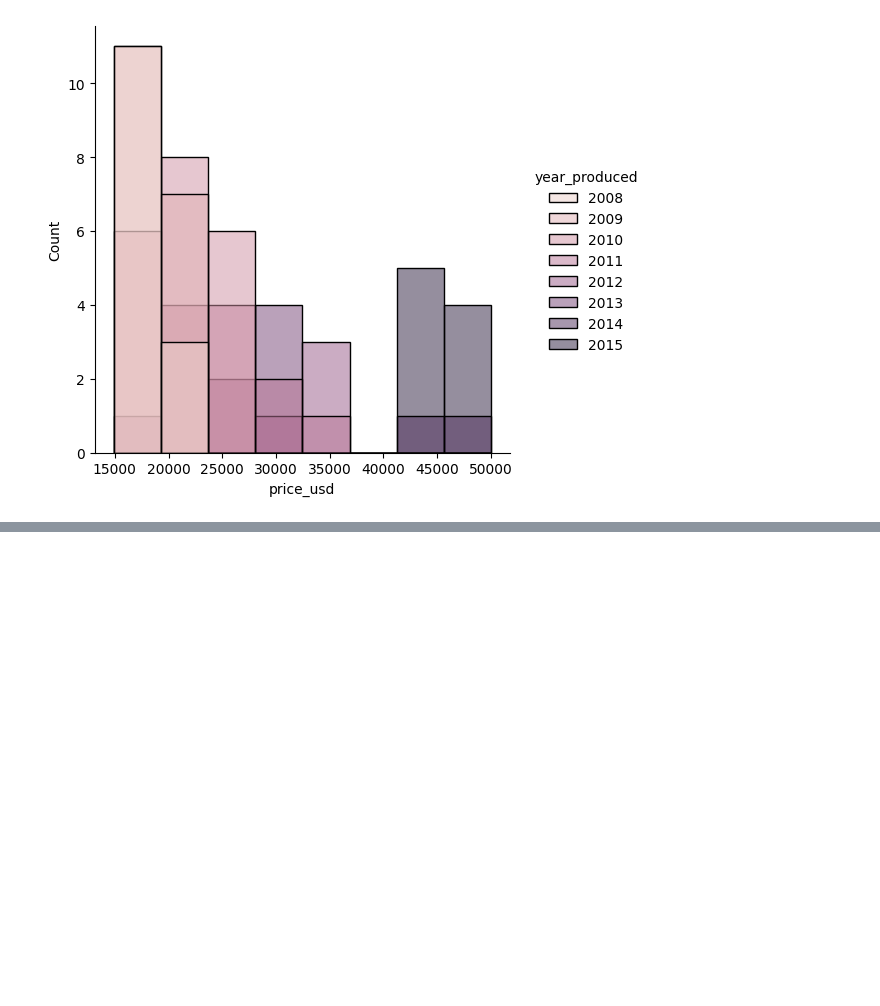
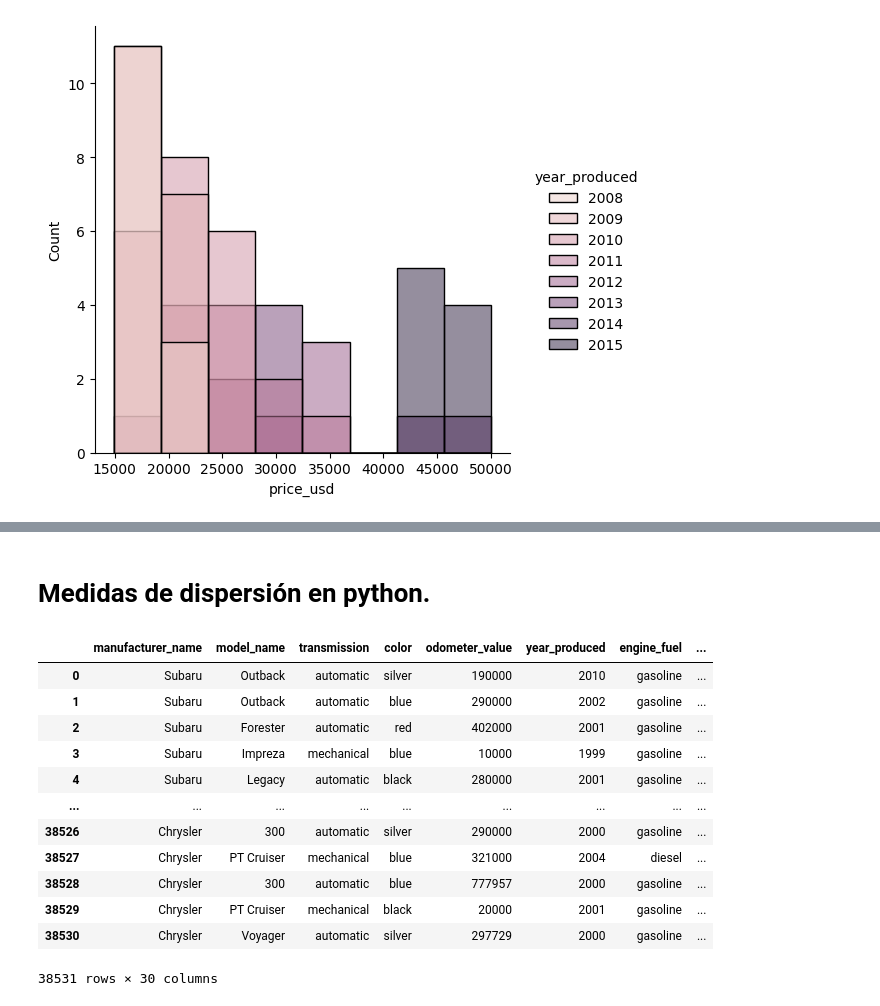
Before and after one commit to JuanDiegoZ/EstadisticaDescriptiva, a Jupyter notebook: EstadisticaDescriptivaIntroduccion.ipynb, the cells around one changed output, grey strips where cells are left out. Cells and saved outputs as stored; diff of their text form; code cells hidden in the pictures; blank space fills up the shorter version.

```diff
--- a/EstadisticaDescriptivaIntroduccion.ipynb
+++ b/EstadisticaDescriptivaIntroduccion.ipynb
@@ -203,0 +237,24 @@ sns.displot(BMW_df,x = 'price_usd', hue ='year_produced')
+# %% [markdown]
+# Medidas de dispersión en python.
+# %%
+import pandas as pd
+import matplotlib.pyplot as plt
+import seaborn as sns
+
+df_cars = pd.read_csv('cars.csv')
+
+df_cars
+# %% [output]
+|  | manufacturer_name | model_name | transmission | color | odometer_value | year_produced | engine_fuel | ... |
+| 0 | Subaru | Outback | automatic | silver | 190000 | 2010 | gasoline | ... |
+| 1 | Subaru | Outback | automatic | blue | 290000 | 2002 | gasoline | ... |
+| 2 | Subaru | Forester | automatic | red | 402000 | 2001 | gasoline | ... |
+| 3 | Subaru | Impreza | mechanical | blue | 10000 | 1999 | gasoline | ... |
+| 4 | Subaru | Legacy | automatic | black | 280000 | 2001 | gasoline | ... |
+| ... | ... | ... | ... | ... | ... | ... | ... | ... |
+| 38526 | Chrysler | 300 | automatic | silver | 290000 | 2000 | gasoline | ... |
+| 38527 | Chrysler | PT Cruiser | mechanical | blue | 321000 | 2004 | diesel | ... |
+| 38528 | Chrysler | 300 | automatic | blue | 777957 | 2000 | gasoline | ... |
+| 38529 | Chrysler | PT Cruiser | mechanical | black | 20000 | 2001 | gasoline | ... |
+| 38530 | Chrysler | Voyager | automatic | silver | 297729 | 2000 | gasoline | ... |
+38531 rows × 30 columns
```
Also changed, not shown: parts of 14 cells of this notebook, 4 other files.
